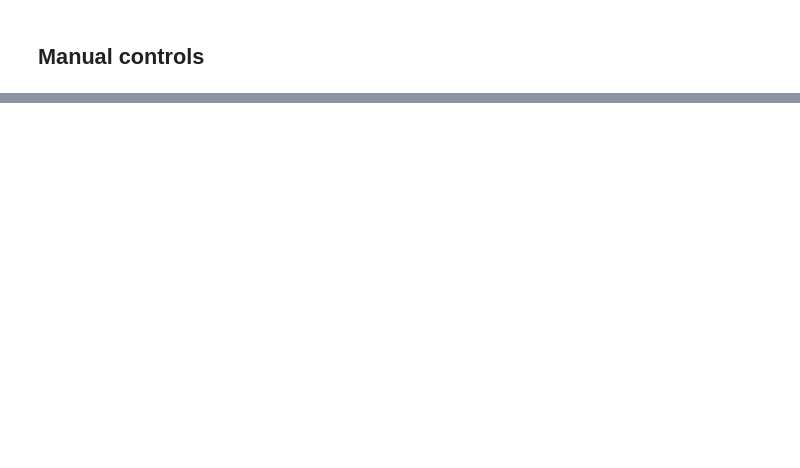
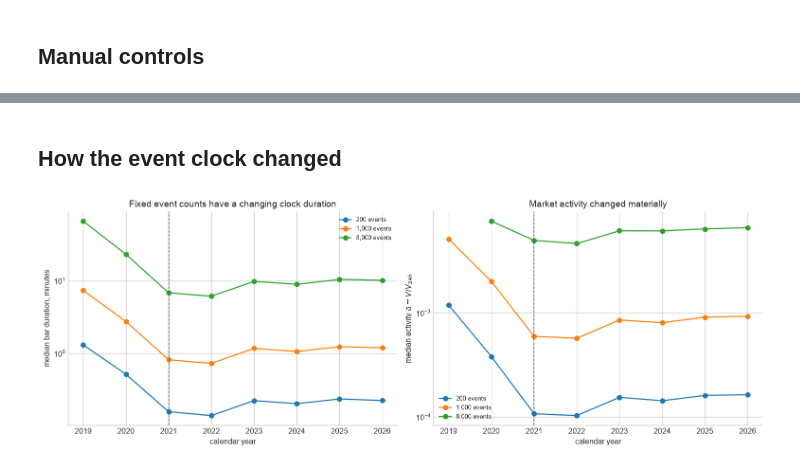
Before and after one commit to pdmillington/market-impact-research, a Jupyter notebook: alpha-search/notebooks/PBScaleFreeImpactWorkbench.ipynb, the cells around one changed output, grey strips where cells are left out. Saved outputs shown, nothing was run; the diff lists cells and outputs as text; code cells hidden in the pictures; blank space fills up the shorter version.

```diff
--- a/alpha-search/notebooks/PBScaleFreeImpactWorkbench.ipynb
+++ b/alpha-search/notebooks/PBScaleFreeImpactWorkbench.ipynb
@@ -1655,20 +126,0 @@ shape: (12, 8)
-# %%
-selected_ic = monthly_ic.filter(
-    (pl.col('training_window_months') == IC_TRAINING_WINDOW) &
-    (pl.col('n_events') == IC_EVENT_SIZE) &
-    (pl.col('horizon_seconds') == IC_HORIZON_SECONDS) &
-    (pl.col('side') == IC_SIDE) &
-    (pl.col('residual_variant') == RESIDUAL_VARIANT)
-).sort('calibration_date')
-dates = np.array([np.datetime64(value) for value in selected_ic['calibration_date']])
-
-fig, ax = plt.subplots(figsize=(12.5, 4.6))
-ax.plot(dates, selected_ic['spearman_ic'], 'o-', ms=3, lw=1, color='#2563eb')
-ax.axhline(0, color='black', lw=.8)
-ax.set_xlabel('test month')
-ax.set_ylabel('monthly Spearman IC')
-ax.set_title(
-    f'{IC_EVENT_SIZE:,}-event residual versus '
-    f'{horizon_label(IC_HORIZON_SECONDS)} future return; {IC_SIDE}'
-)
-plt.show()
@@ -1730,0 +206,28 @@ The next checks should remain incremental:
+# %% [markdown]
+## How the event clock changed
+# %%
+fig, axes = plt.subplots(1, 2, figsize=(13.5, 4.8))
+for n_events in [200, 1000, 8000]:
+    part = evolution.filter(pl.col('n_events') == n_events).sort('year')
+    axes[0].plot(
+        part['year'], part['median_duration_seconds'] / 60,
+        'o-', label=f'{n_events:,} events'
+    )
+    axes[1].plot(
+        part['year'], part['median_relative_activity'],
+        'o-', label=f'{n_events:,} events'
+    )
+axes[0].set_yscale('log')
+axes[0].set_ylabel('median bar duration, minutes')
+axes[0].set_title('Fixed event counts have a changing clock duration')
+axes[1].set_yscale('log')
+axes[1].set_ylabel(r'median activity $a=V/V_{24h}$')
+axes[1].set_title('Market activity changed materially')
+for ax in axes:
+    ax.axvline(2021, color='0.35', ls='--', lw=1)
+    ax.set_xlabel('calendar year')
+    ax.legend(fontsize=8)
+plt.tight_layout()
+plt.show()
+# %% [output]
+[figure, added]
```
Also changed, not shown: parts of 71 cells of this notebook, 3 other files.
